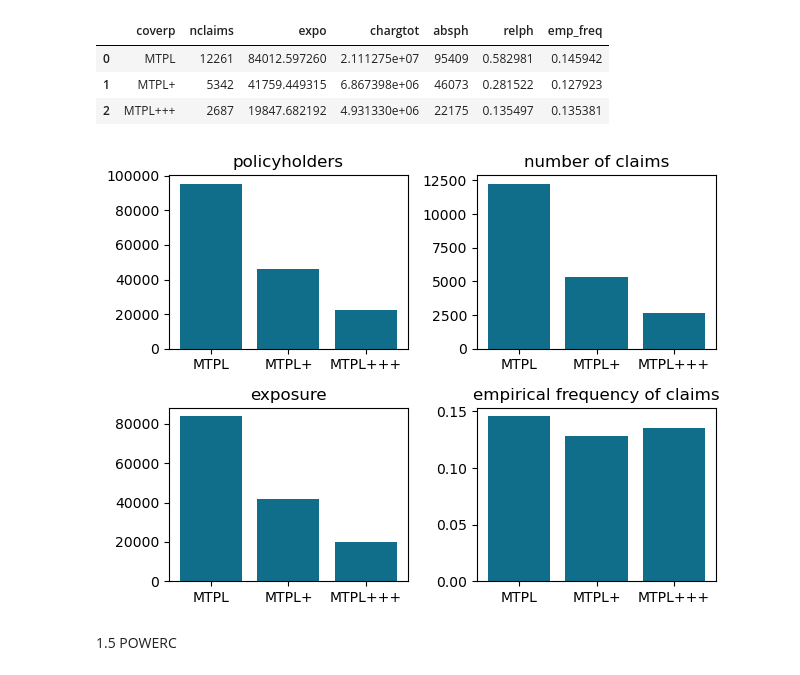
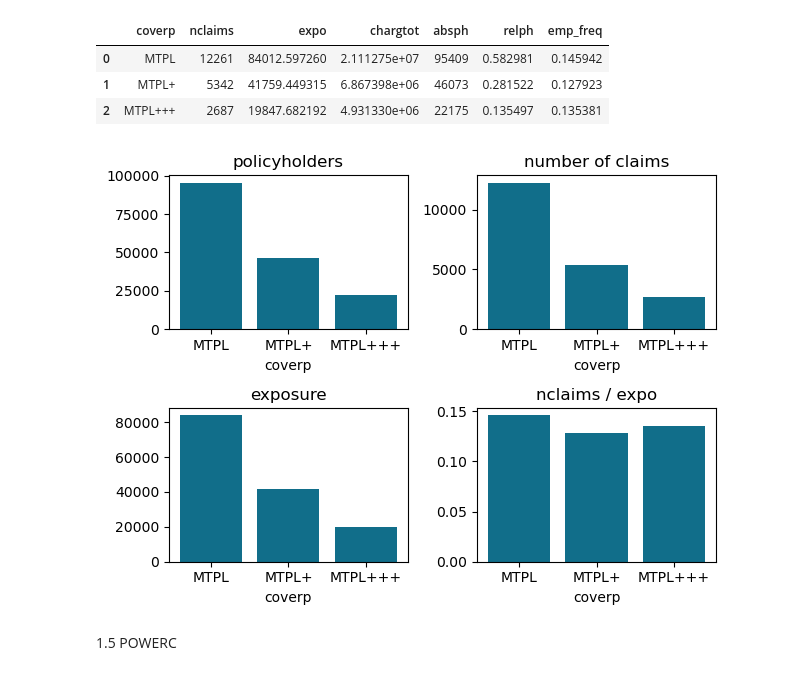
Before and after one commit to HalfmoonSD/Data-Science-for-Non-Life-Insurance-Project, a Jupyter notebook: Exploratory_analysis.ipynb, the cells around one changed output. Saved outputs shown, nothing was run; the diff lists cells and outputs as text; code cells hidden in the pictures.

```diff
--- a/Exploratory_analysis.ipynb
+++ b/Exploratory_analysis.ipynb
@@ -313,23 +299,27 @@ coverp
 # %%
 plt.subplot(2,2,1)
 plt.bar(coverp['coverp'], coverp['absph'],color=KULbg)
 plt.title('policyholders')
+plt.xlabel('coverp')
 
 plt.subplot(2,2,2)
 plt.bar(coverp['coverp'], coverp['nclaims'],color=KULbg)
 plt.title('number of claims')
+plt.xlabel('coverp')
 
 plt.subplot(2,2,3)
 plt.bar(coverp['coverp'], coverp['expo'],color=KULbg)
 plt.title('exposure')
+plt.xlabel('coverp')
 
 plt.subplot(2,2,4)
 plt.bar(coverp['coverp'], coverp['emp_freq'],color=KULbg)
-plt.title('empirical frequency of claims')
+plt.title('nclaims / expo')
+plt.xlabel('coverp')
 
 plt.tight_layout()
 # %% [output]
-[figure, old version]
+[figure, new version]
 # %% [markdown]
 1.5 POWERC
 # %%
```
Also changed, not shown: parts of 13 cells of this notebook.
